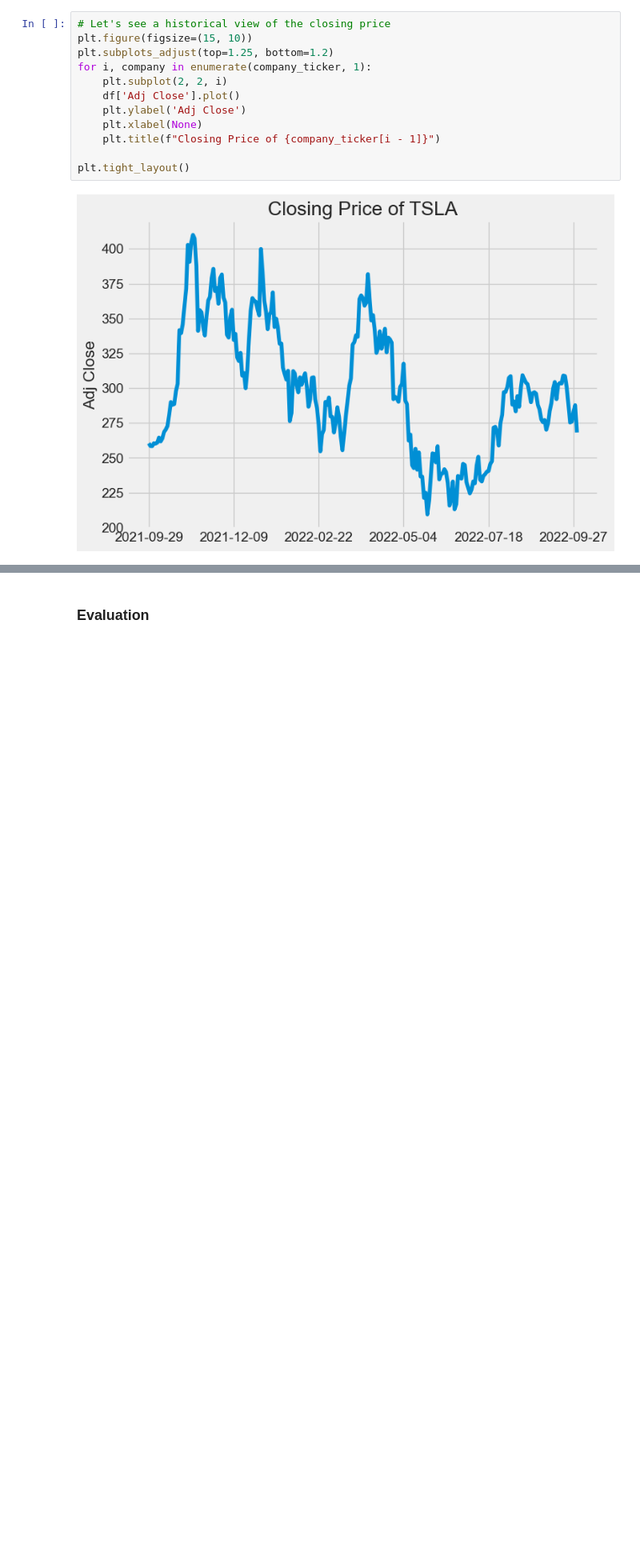
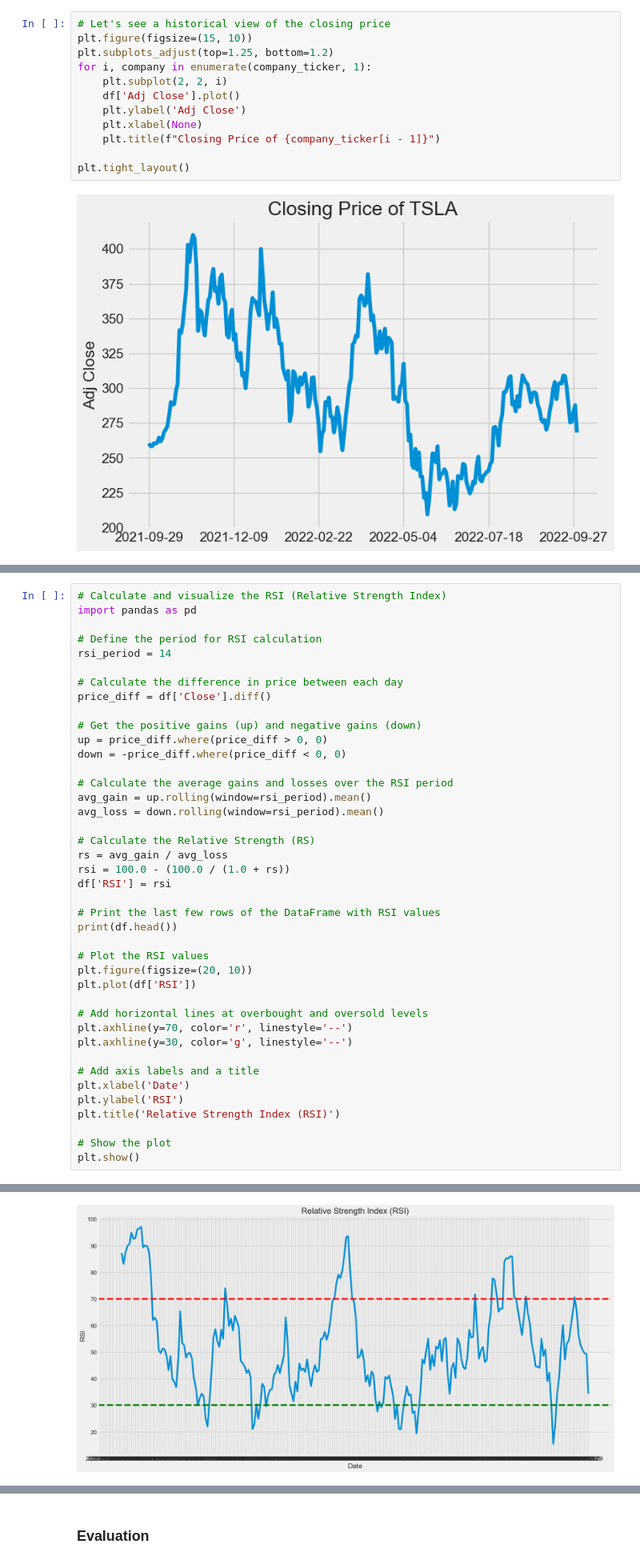
Before and after one commit to sirishak-tw/Stock_Price_Sentiment-_Analysis, a Jupyter notebook: stock_prediction.ipynb, the cells around one changed output, grey strips where cells are left out. Shown at 80% size. Cells and saved outputs as stored; diff of their text form; blank space fills up the shorter version.

```diff
--- a/stock_prediction.ipynb
+++ b/stock_prediction.ipynb
@@ -161,0 +164,42 @@ fig.tight_layout()
+# %%
+# Calculate and visualize the RSI (Relative Strength Index)
+import pandas as pd
+
+# Define the period for RSI calculation
+rsi_period = 14
+
+# Calculate the difference in price between each day
+price_diff = df['Close'].diff()
+
+# Get the positive gains (up) and negative gains (down)
+up = price_diff.where(price_diff > 0, 0)
+down = -price_diff.where(price_diff < 0, 0)
+
+# Calculate the average gains and losses over the RSI period
+avg_gain = up.rolling(window=rsi_period).mean()
+avg_loss = down.rolling(window=rsi_period).mean()
+
+# Calculate the Relative Strength (RS)
+rs = avg_gain / avg_loss
+rsi = 100.0 - (100.0 / (1.0 + rs))
+df['RSI'] = rsi
+
+# Print the last few rows of the DataFrame with RSI values
+print(df.head())
+
+# Plot the RSI values
+plt.figure(figsize=(20, 10))
+plt.plot(df['RSI'])
+
+# Add horizontal lines at overbought and oversold levels
+plt.axhline(y=70, color='r', linestyle='--')
+plt.axhline(y=30, color='g', linestyle='--')
+
+# Add axis labels and a title
+plt.xlabel('Date')
+plt.ylabel('RSI')
+plt.title('Relative Strength Index (RSI)')
+
+# Show the plot
+plt.show()
+# %% [output]
@@ -161,0 +223 @@ fig.tight_layout()
+[figure, added]
```
Also changed, not shown: parts of 15 cells of this notebook.
